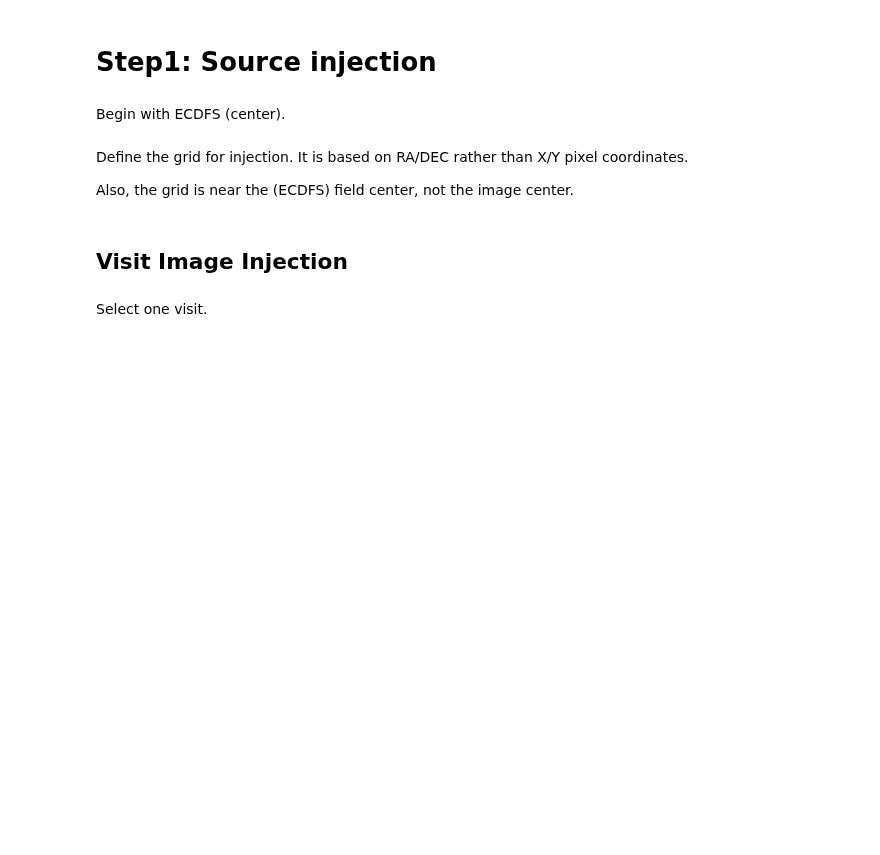
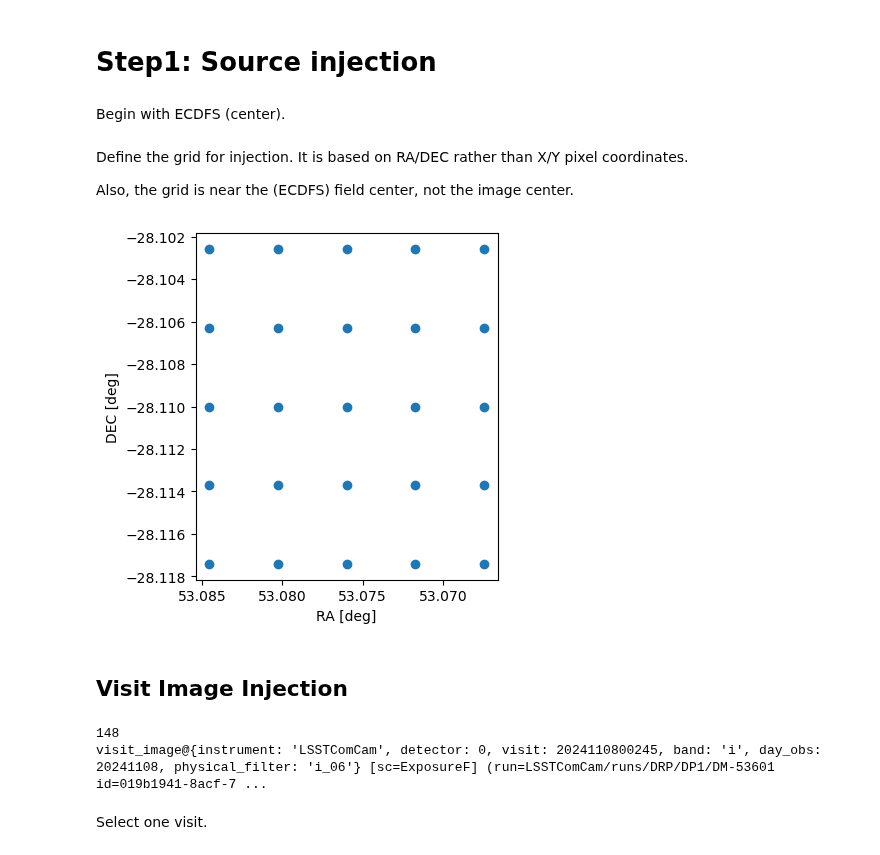
Before and after one commit to LSSTDESC/source_injection_detection, a Jupyter notebook: SL_AGN/v1.4/step1_source_injection.ipynb, the cells around one changed output. Drawn from its saved outputs; the diff is of its cells as text; code cells hidden in the pictures; blank space fills up the shorter version.

```diff
--- a/SL_AGN/v1.4/step1_source_injection.ipynb
+++ b/SL_AGN/v1.4/step1_source_injection.ipynb
@@ -8,19 +11,29 @@ import lib.stamp as stp
 # %% [markdown]
 Begin with ECDFS (center).
 # %%
-ra = 53.076
-dec = -28.110
+ra_cen = 53.076
+dec_cen = -28.110
 band = 'i'
 # %% [markdown]
 Define the grid for injection. It is based on RA/DEC rather than X/Y pixel coordinates.
 
 Also, the grid is near the (ECDFS) field center, not the image center.
+# %%
+width_arcmin = 1
+num_side = 5
+
+RA_arr, DEC_arr = inj.make_grid(ra_cen, dec_cen, width_arcmin, num_side)
+# %% [output]
+[figure, added]
 # %% [markdown]
 ## Visit Image Injection
 # %%
-dataset_refs = btl.get_visit_dataset_refs(ra, dec, band)
+dataset_refs = btl.get_visit_dataset_refs(ra_cen, dec_cen, band)
 print(len(dataset_refs))
 print(dataset_refs[0])
+# %% [output]
+148
+visit_image@{instrument: 'LSSTComCam', detector: 0, visit: 2024110800245, band: 'i', day_obs: 20241108, physical_filter: 'i_06'} [sc=ExposureF] (run=LSSTComCam/runs/DRP/DP1/DM-53601 id=019b1941-8acf-7 ...
 # %% [markdown]
 Select one visit.
 # %%
```
Also changed, not shown: parts of 20 cells of this notebook, 4 other files.
